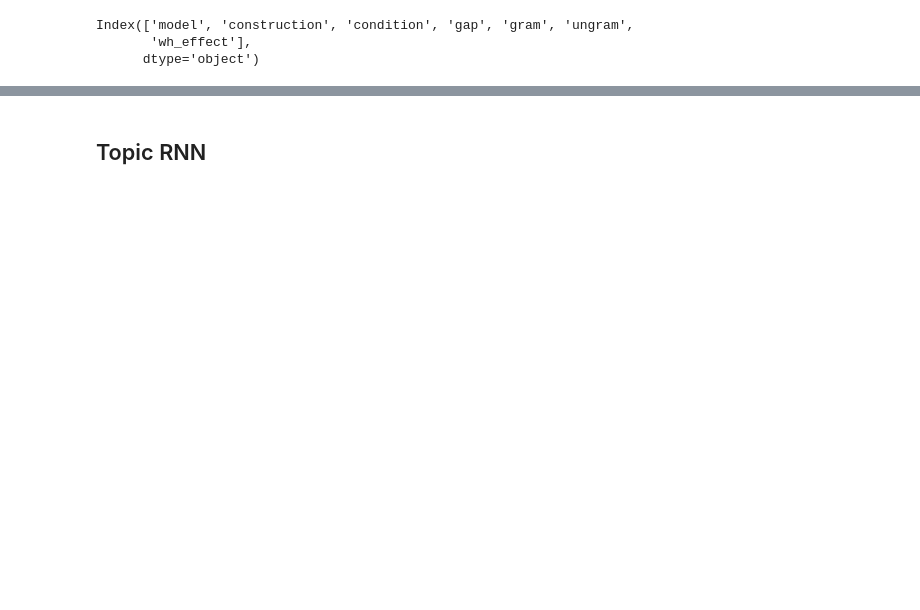
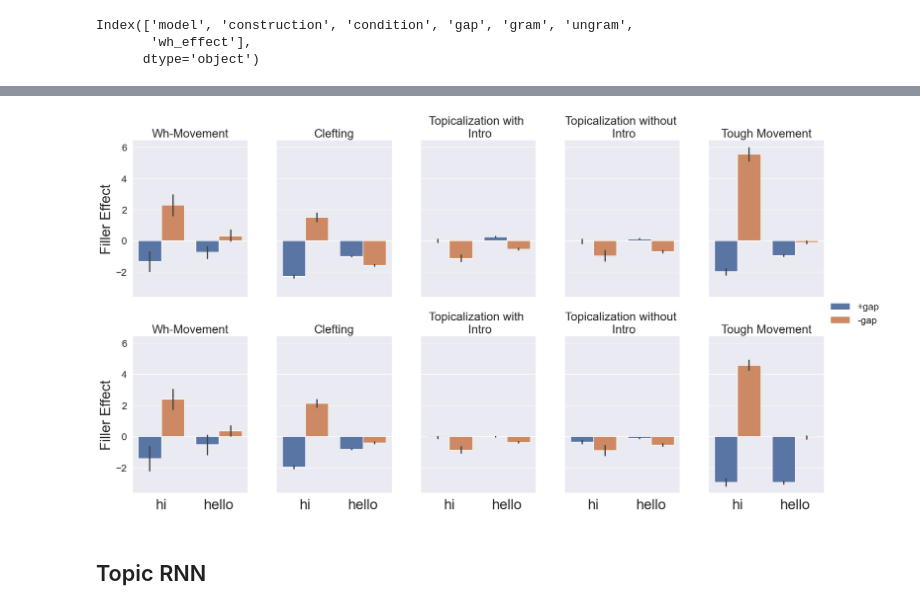
Before and after one commit to umd-psycholing/lm-syntactic-generalization, a Jupyter notebook: pretrained_comparisons.ipynb, the cells around one changed output, grey strips where cells are left out. Saved outputs shown, nothing was run; the diff lists cells and outputs as text; code cells hidden in the pictures; blank space fills up the shorter version.

```diff
--- a/pretrained_comparisons.ipynb
+++ b/pretrained_comparisons.ipynb
@@ -33,3 +33,4 @@ combined_effects = pd.concat([pretrained_df, augmented_df])
 # Cleft-RNN
 # %%
 cleft_data = combined_effects[combined_effects['model'].isin(['grnn', 'cleft'])]
+cleft_data['model'] = cleft_data['model'].apply(lambda model: "before" if model == "grnn" else "after")
@@ -47,3 +58,26 @@ g = sns.catplot(x="condition", y="wh_effect", hue="gap", data=cleft_data, kind="
+# %%
+# rename model to before & after
+g = sns.catplot(x="condition", y="wh_effect", hue="gap", data=cleft_data, kind="bar", col = "construction", row = "model",
+            estimator="mean", aspect = 0.7)
+g.set_axis_labels("", "Filler Effect", fontsize = 24)
+g.set_xticklabels(["Simple" , "Island"], size = 24)
+g.set_titles(template="{col_name}", size = 20)
+g.fig.subplots_adjust(hspace=0.25, wspace=0.25)
+constructions = ['Wh-Movement', 'Clefting', 'Topicalization with Intro',
+       'Topicalization without Intro', 'Tough Movement']
+
+
+for ax in g.axes.flatten():
+    ax.set_xticks([0, 1])
+    ax.set_xticklabels(["hi", "hello"], size=24)
+
+#for i, ax in enumerate(g.axes[:, 0]):  # Iterate through each row
+   # ax.text(1.2, 1.15, f'{constructions[i]}', transform=ax.transAxes,
+           # ha='center', va='center', fontsize = 24)
+
+g.legend.set_title("")
+# %% [output]
+[figure, added]
 # %% [markdown]
 ## Topic RNN
 # %%
```
Also changed, not shown: parts of 4 cells of this notebook, 6 other files.
